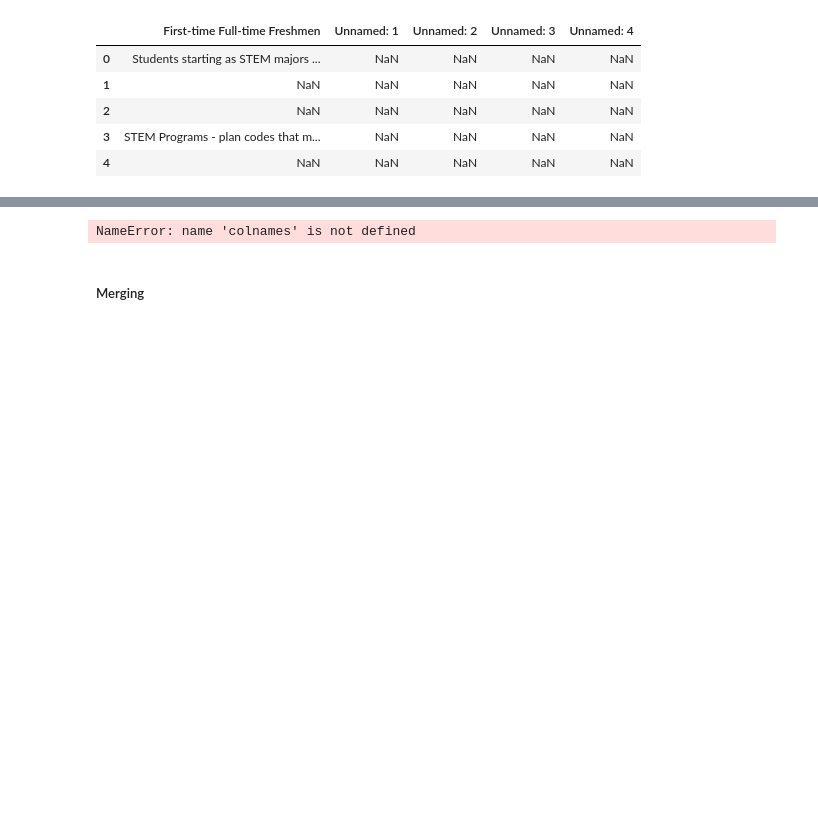
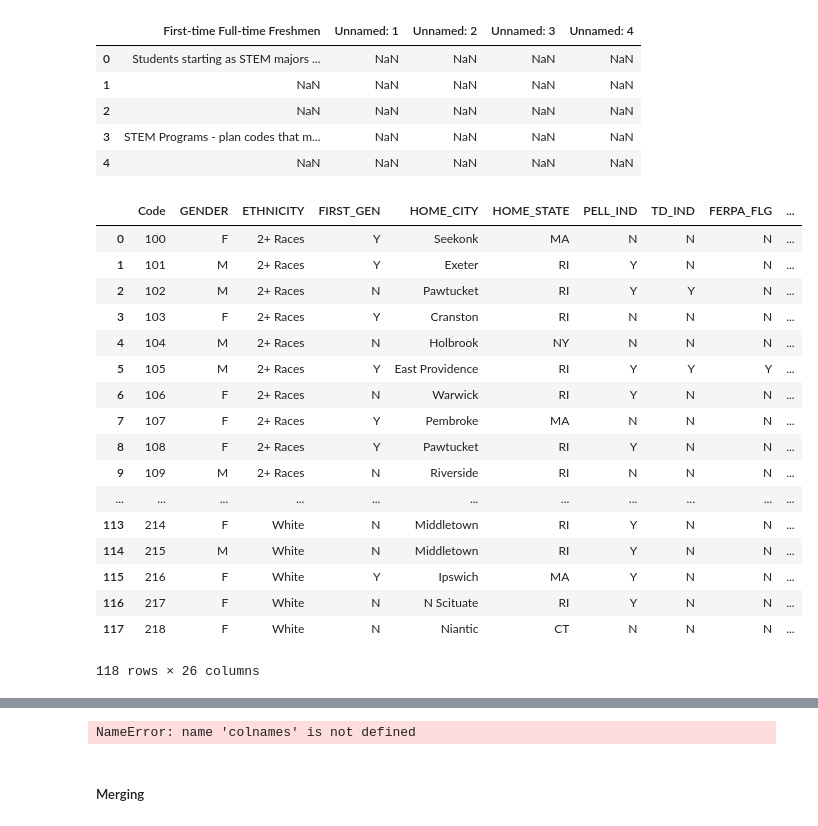
Before and after one commit to ahabtemichael/uri_csc593, a Jupyter notebook: classes/Week 6.ipynb, the cells around one changed output, grey strips where cells are left out. Saved outputs shown, nothing was run; the diff lists cells and outputs as text; code cells hidden in the pictures; blank space fills up the shorter version.

```diff
--- a/classes/Week 6.ipynb
+++ b/classes/Week 6.ipynb
@@ -147,3 +147,24 @@ bookreq.head()
 | 2 | NaN | NaN | NaN | NaN | NaN |
 | 3 | STEM Programs - plan codes that m... | NaN | NaN | NaN | NaN |
 | 4 | NaN | NaN | NaN | NaN | NaN |
+# %%
+pd.read_excel('../dataset/CSC_project.xlsx')
+# %% [output]
+|  | Code | GENDER | ETHNICITY | FIRST_GEN | HOME_CITY | HOME_STATE | PELL_IND | TD_IND | FERPA_FLG | ... |
+| 0 | 100 | F | 2+ Races | Y | Seekonk | MA | N | N | N | ... |
+| 1 | 101 | M | 2+ Races | Y | Exeter | RI | Y | N | N | ... |
+| 2 | 102 | M | 2+ Races | N | Pawtucket | RI | Y | Y | N | ... |
+| 3 | 103 | F | 2+ Races | Y | Cranston | RI | N | N | N | ... |
+| 4 | 104 | M | 2+ Races | N | Holbrook | NY | N | N | N | ... |
+| 5 | 105 | M | 2+ Races | Y | East Providence | RI | Y | Y | Y | ... |
+| 6 | 106 | F | 2+ Races | N | Warwick | RI | Y | N | N | ... |
+| 7 | 107 | F | 2+ Races | Y | Pembroke | MA | N | N | N | ... |
+| 8 | 108 | F | 2+ Races | Y | Pawtucket | RI | Y | N | N | ... |
+| 9 | 109 | M | 2+ Races | N | Riverside | RI | N | N | N | ... |
+| ... | ... | ... | ... | ... | ... | ... | ... | ... | ... | ... |
+| 113 | 214 | F | White | N | Middletown | RI | Y | N | N | ... |
+| 114 | 215 | M | White | N | Middletown | RI | Y | N | N | ... |
+| 115 | 216 | F | White | Y | Ipswich | MA | Y | N | N | ... |
+| 116 | 217 | F | White | N | N Scituate | RI | Y | N | N | ... |
+| 117 | 218 | F | White | N | Niantic | CT | N | N | N | ... |
+118 rows × 26 columns
```
Also changed, not shown: parts of 1 cell of this notebook, 1 other file.
